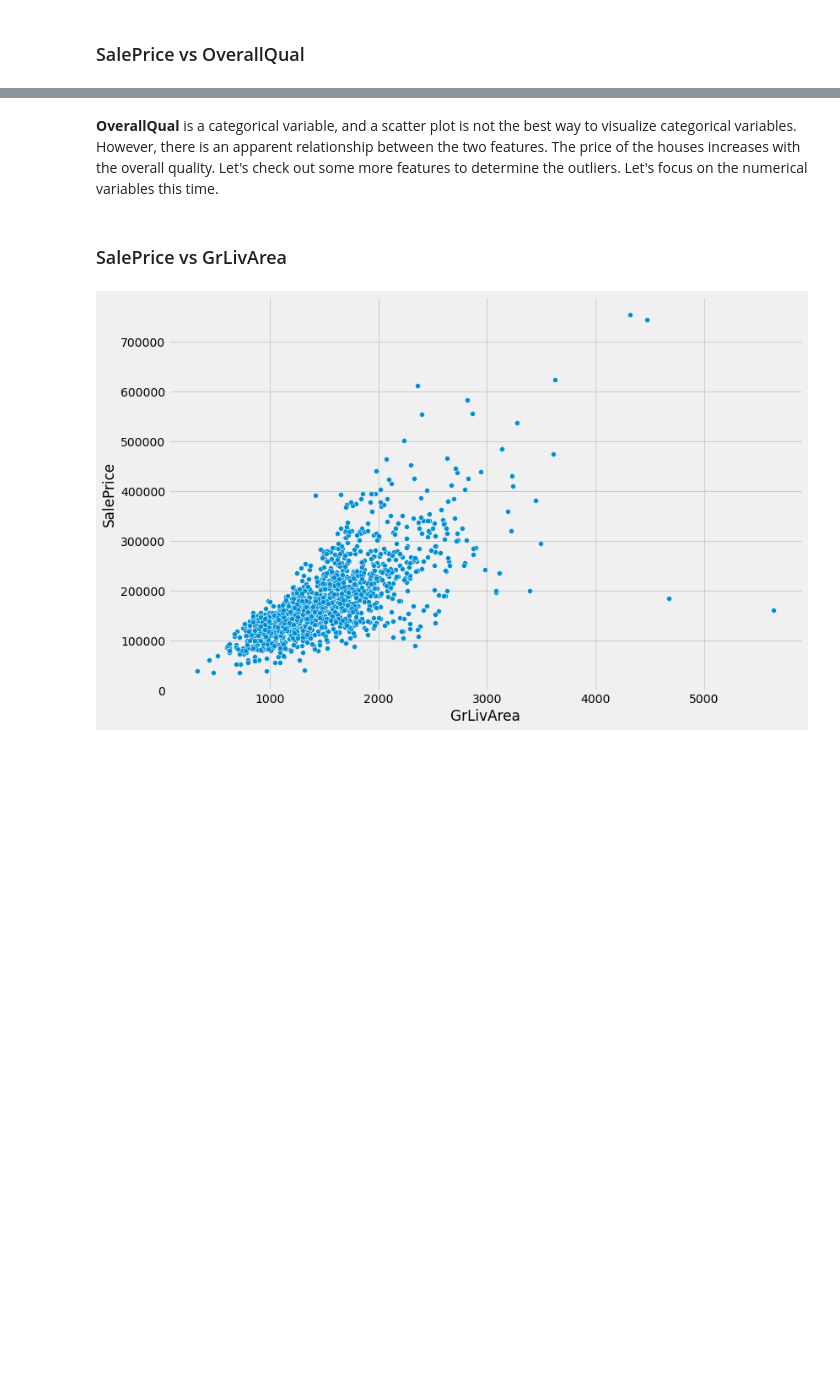
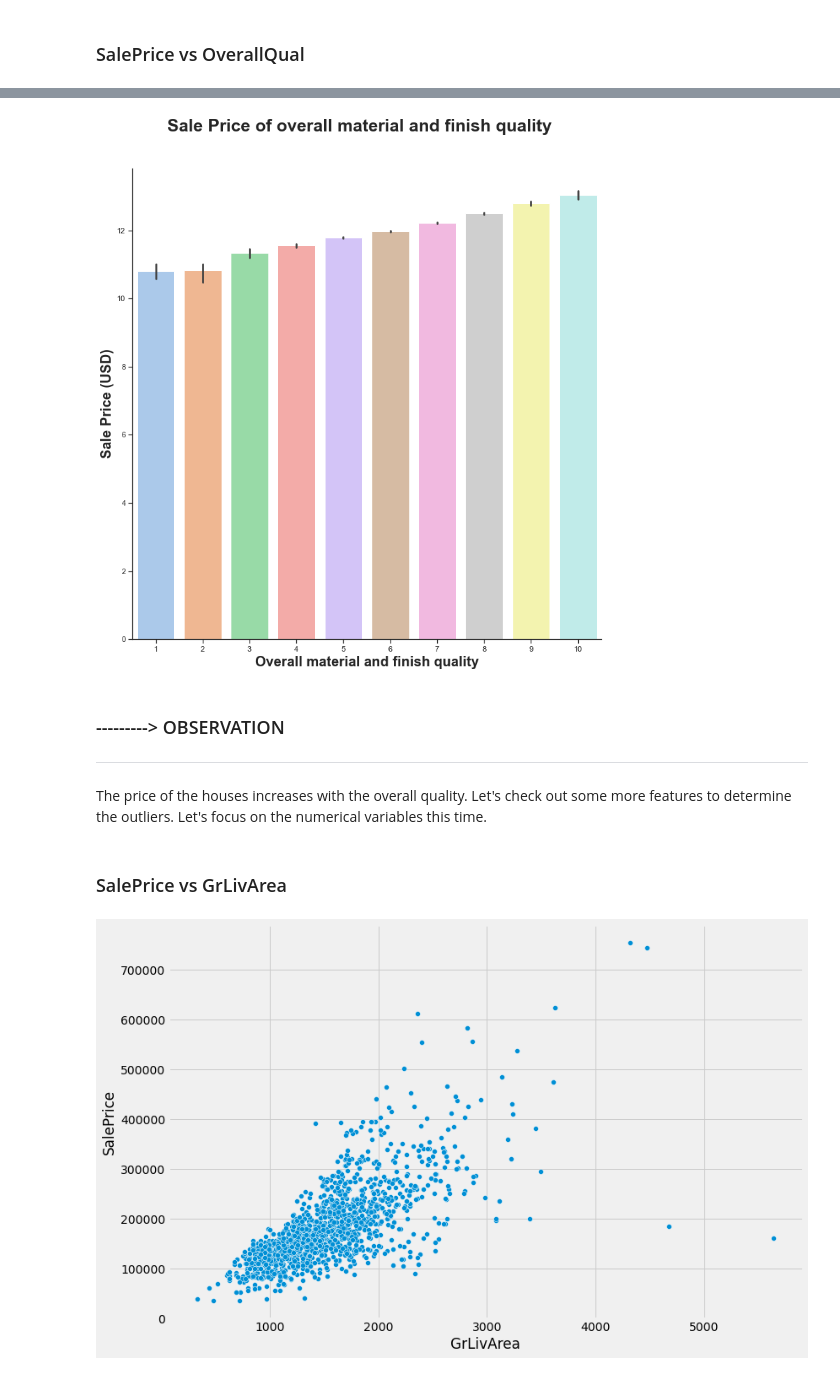
Before and after one commit to ChauHuynh1/DataScience, a Jupyter notebook: KaggleCourses/IntroductionToMachineLearning/PredictingHousePrice.ipynb, the cells around one changed output, grey strips where cells are left out. Cells and saved outputs as stored; diff of their text form; code cells hidden in the pictures; blank space fills up the shorter version.

```diff
--- a/KaggleCourses/IntroductionToMachineLearning/a-detailed-regression-guide-with-house-pricing.ipynb
+++ b/KaggleCourses/IntroductionToMachineLearning/PredictingHousePrice.ipynb
@@ -390,4 +395,17 @@ customized_scatterplot(train.SalePrice, train.OverallQual)
+# %%
+sns.set_theme(style="ticks", palette="pastel") #choose pastel color
+
+plot = sns.catplot(data=train, kind="bar", x="OverallQual", y="SalePrice", height = 10)
+
+plot.fig.suptitle("Sale Price of overall material and finish quality", fontsize=25, y=1.08, fontweight = 'bold')
+plot.set_xlabels("Overall material and finish quality", fontsize = 20, fontweight = 'bold' )
+plot.set_ylabels("Sale Price (USD)", fontsize = 20, fontweight = 'bold')
+plt.rcParams['figure.figsize'] = [20, 15]
+# %% [output]
+[figure, added]
 # %% [markdown]
-**OverallQual** is a categorical variable, and a scatter plot is not the best way to visualize categorical variables. However, there is an apparent relationship between the two features. The price of the houses increases with the overall quality. Let's check out some more features to determine the outliers. Let's focus on the numerical variables this time.
+### ---------> OBSERVATION
+****
+The price of the houses increases with the overall quality. Let's check out some more features to determine the outliers. Let's focus on the numerical variables this time.
 # %% [markdown]
 ### SalePrice vs GrLivArea
```
Also changed, not shown: parts of 10 cells of this notebook, 2 other files.
